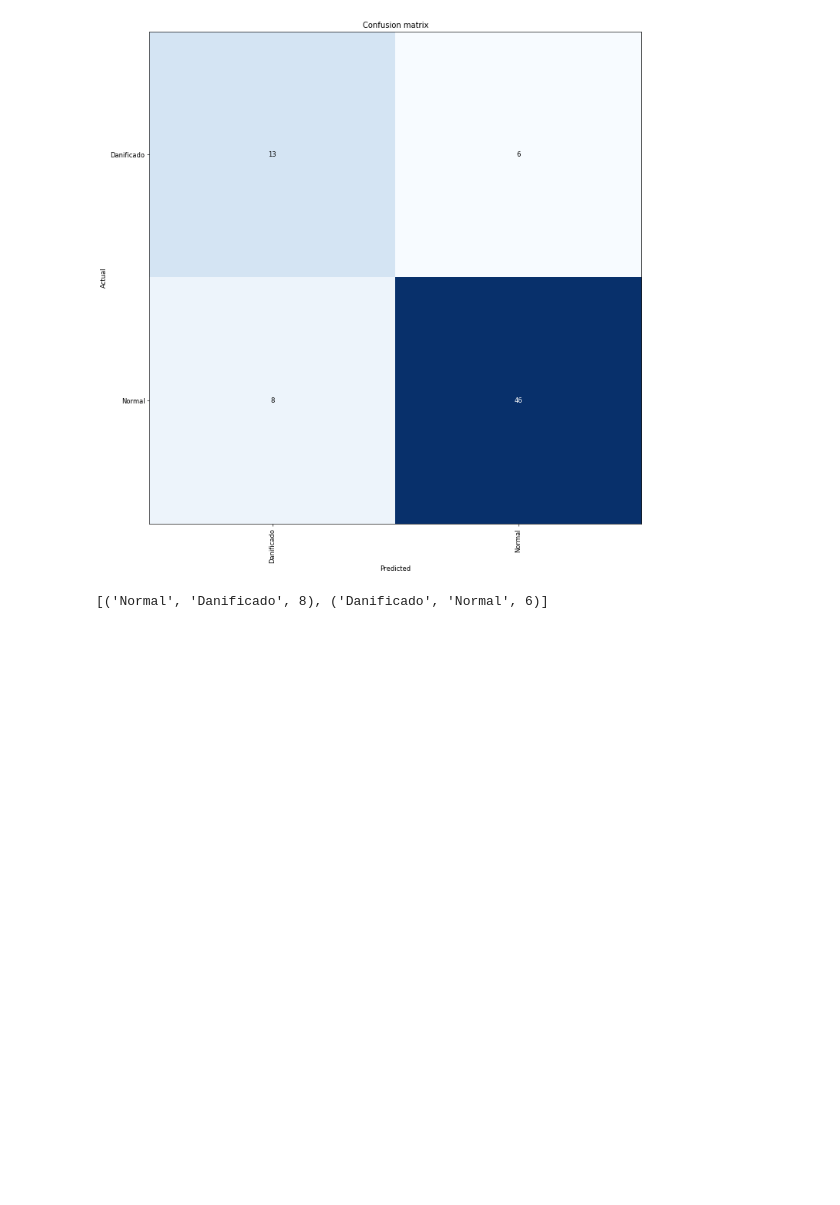
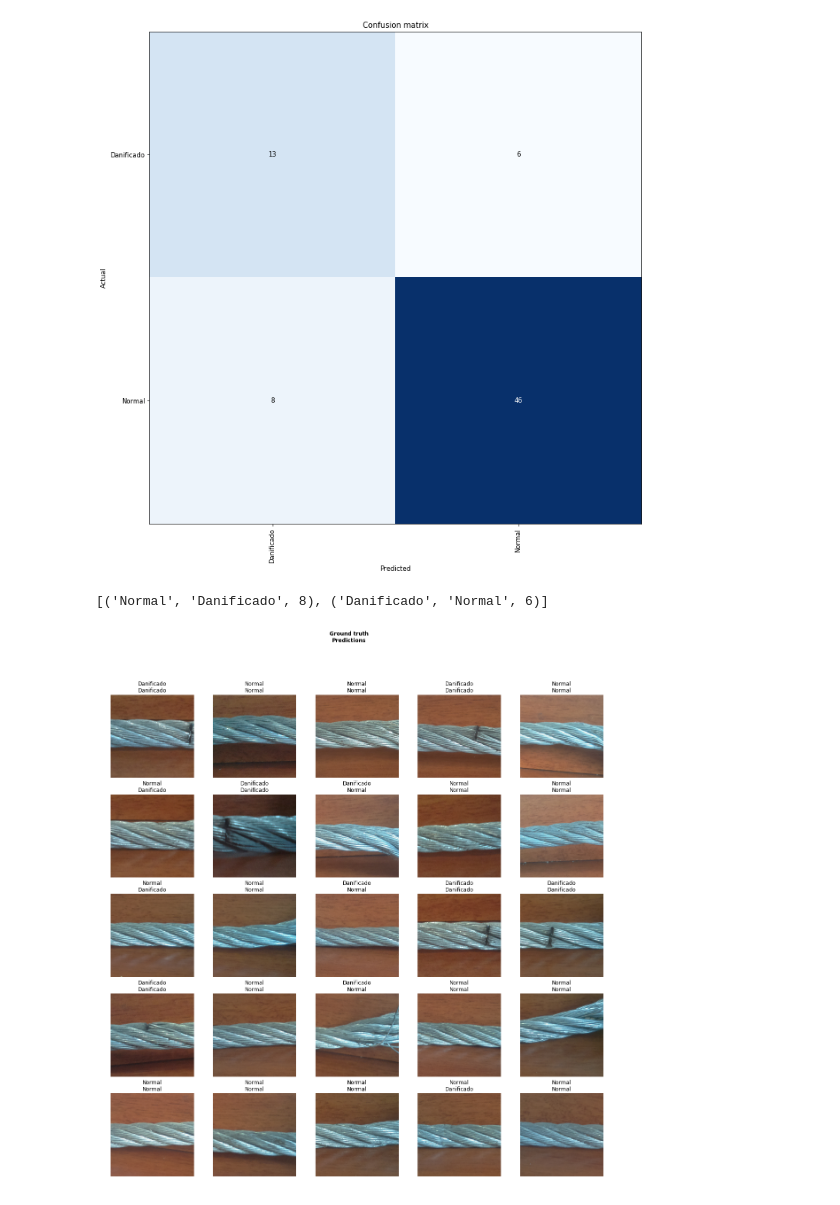
Before and after one commit to pi2-fga/201901-InspecaoCaboDeAco-NeuralNetwork, a Jupyter notebook: v2/fastai_resnet50.ipynb, the cells around one changed output. Drawn from its saved outputs; the diff is of its cells as text; code cells hidden in the pictures; blank space fills up the shorter version.

Commit message:
Exporting model pickles and showing results

```diff
--- a/v2/fastai_resnet50.ipynb
+++ b/v2/fastai_resnet50.ipynb
@@ -90,0 +93,4 @@ interp.most_confused(min_val=2)
+# %%
+learn.show_results()
+# %% [output]
+[figure, added]
```
Also changed, not shown: parts of 1 cell of this notebook, 1 other file.
